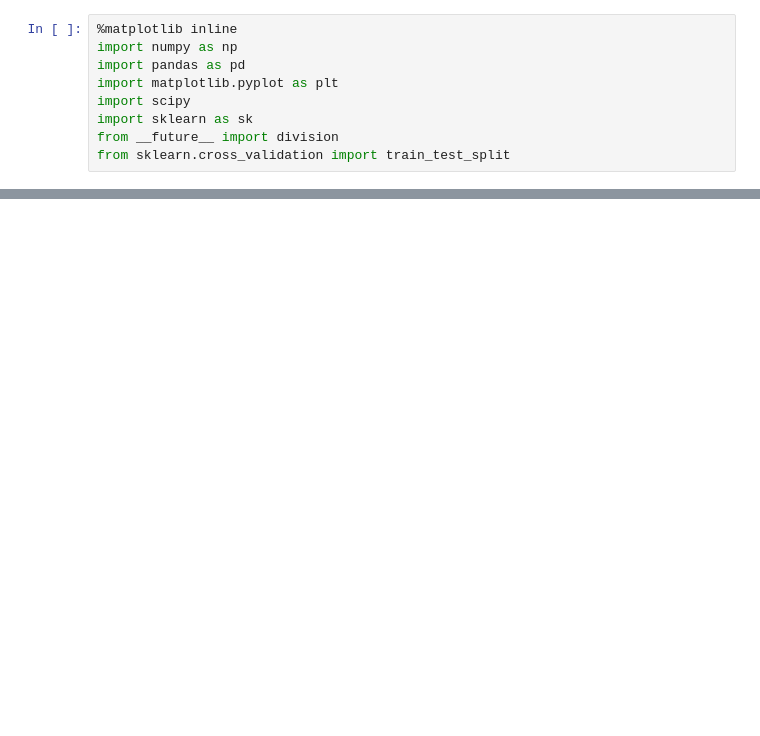
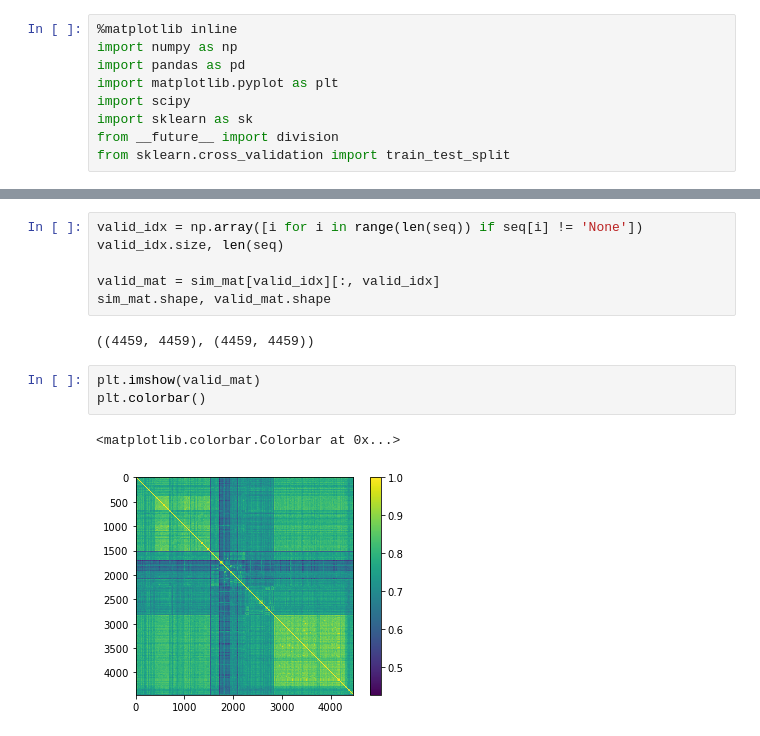
Before and after one commit to mlberkeley/DNA-Sequencing, a Jupyter notebook: bicode_new.ipynb, the cells around one changed output, grey strips where cells are left out. Drawn from its saved outputs; the diff is of its cells as text; blank space fills up the shorter version.

```diff
--- a/bicode_new.ipynb
+++ b/bicode_new.ipynb
@@ -114,0 +294,14 @@ print(np.mean(err))
+# %%
+valid_idx = np.array([i for i in range(len(seq)) if seq[i] != 'None'])
+valid_idx.size, len(seq)
+
+valid_mat = sim_mat[valid_idx][:, valid_idx]
+sim_mat.shape, valid_mat.shape
+# %% [output]
+((4459, 4459), (4459, 4459))
+# %%
+plt.imshow(valid_mat)
+plt.colorbar()
+# %% [output]
+<matplotlib.colorbar.Colorbar at 0x...>
+[figure, added]
```
Also changed, not shown: parts of 33 cells of this notebook, 1 other file.
